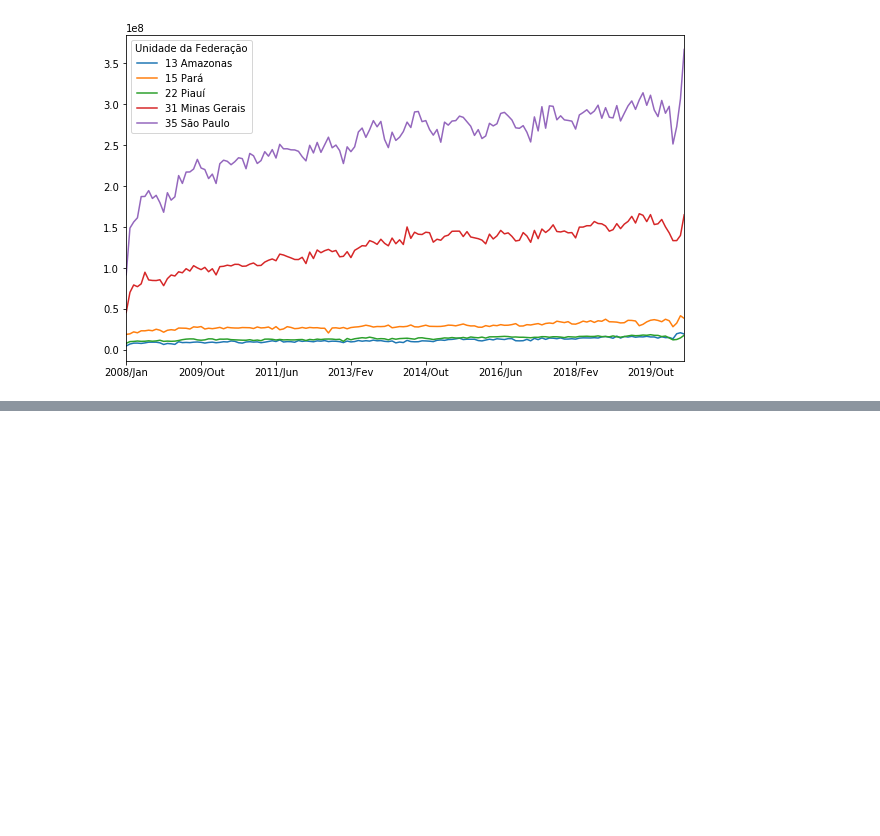
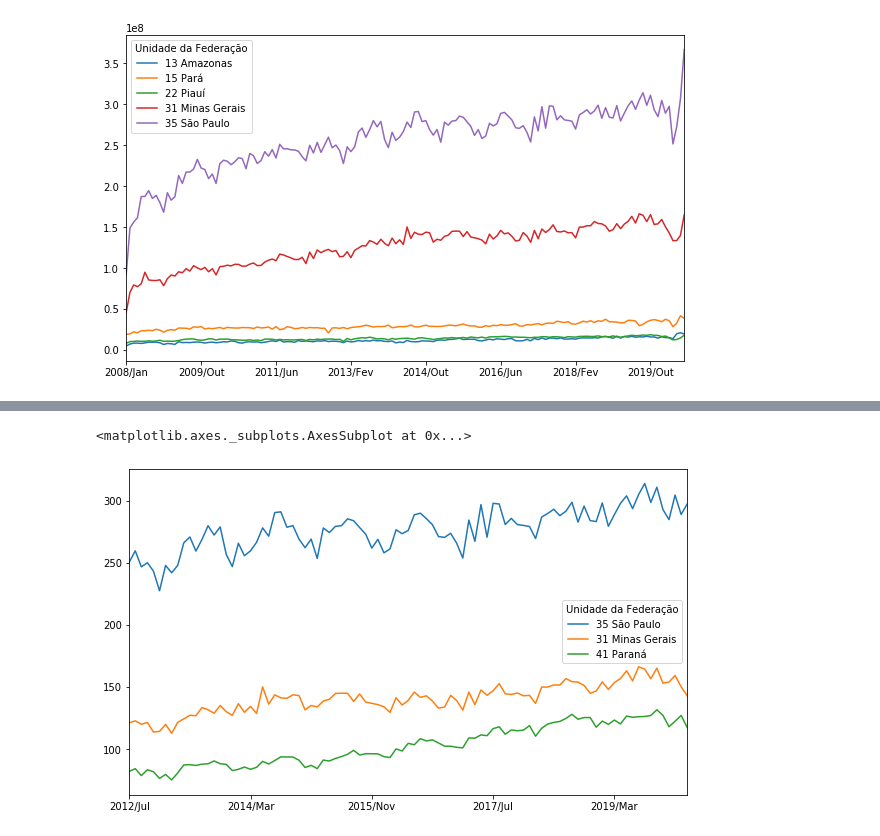
Before and after one commit to fcfabio/Bootcamp-Data-Science-Aplicada, a Jupyter notebook: Modulo-01_Python-e-Pandas-Dados-Reais/Aquisição_e_Leitura_de_Dados_Reais.ipynb, the cells around one changed output, grey strips where cells are left out. Cells and saved outputs as stored; diff of their text form; code cells hidden in the pictures; blank space fills up the shorter version.

```diff
--- a/Modulo-01_Python-e-Pandas-Dados-Reais/Aquisição_e_Leitura_de_Dados_Reais.ipynb
+++ b/Modulo-01_Python-e-Pandas-Dados-Reais/Aquisição_e_Leitura_de_Dados_Reais.ipynb
@@ -388,0 +517,7 @@ plt.show()
+# %%
+#Podemos plotar somente parte dos meses:
+meses_filtrados = ordenado_por_total.columns[47:140]
+ordenado_por_total[meses_filtrados].head(3).T.plot(figsize=(10, 6))
+# %% [output]
+<matplotlib.axes._subplots.AxesSubplot at 0x...>
+[figure, added]
```
Also changed, not shown: parts of 36 cells of this notebook.
